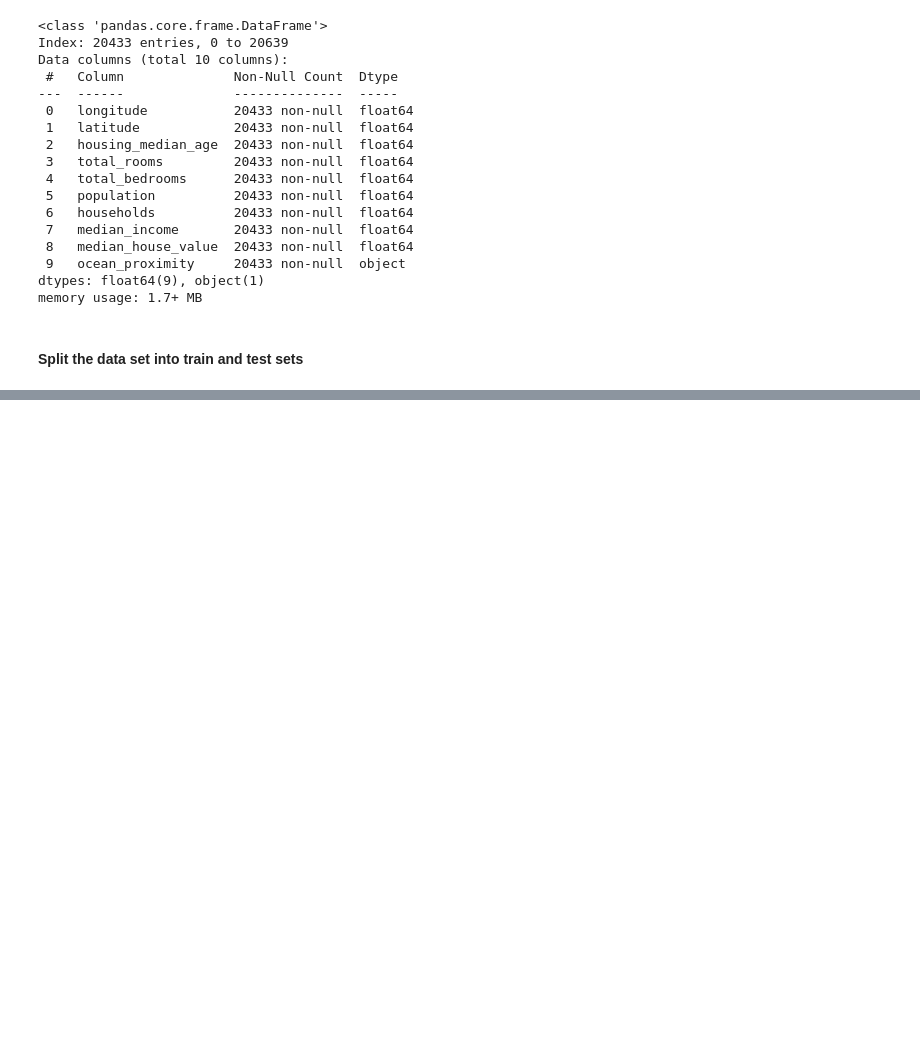
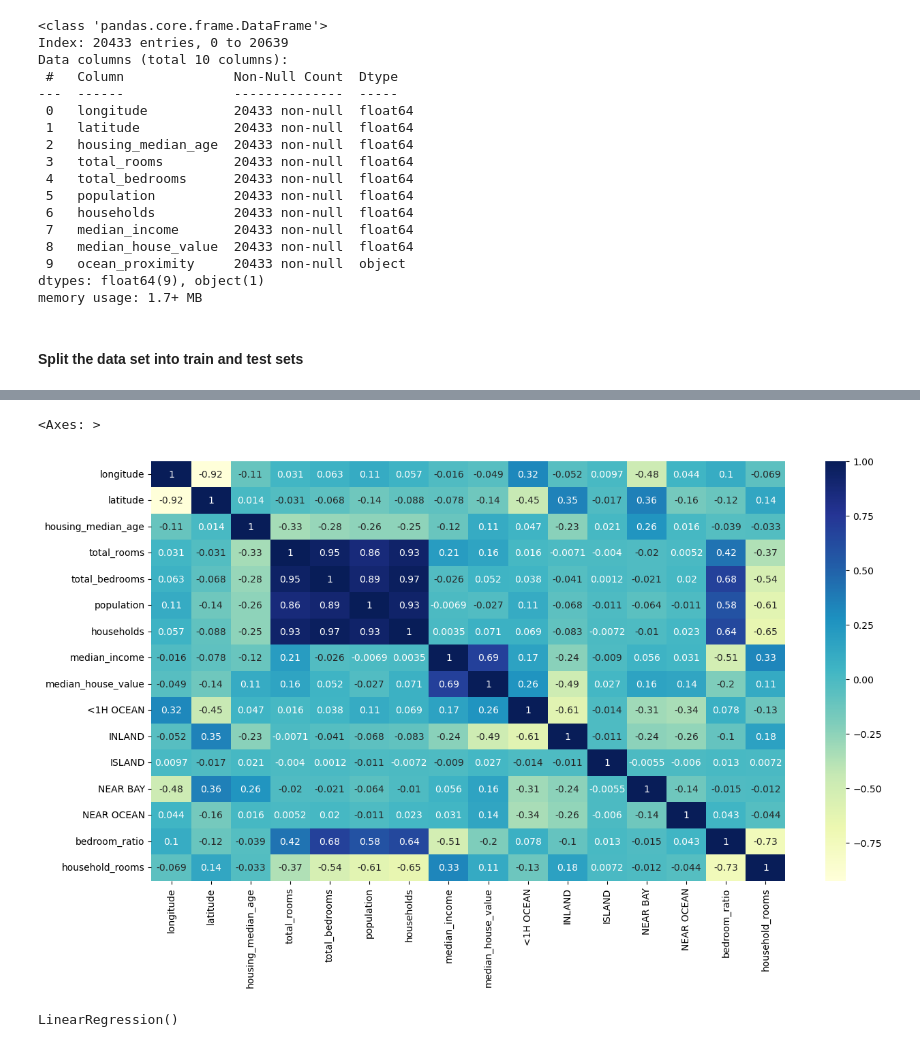
Before and after one commit to KhaledAlrashi1/California-Housing-Price-Predictor, a Jupyter notebook: notebook.ipynb, the cells around one changed output, grey strips where cells are left out. Saved outputs shown, nothing was run; the diff lists cells and outputs as text; code cells hidden in the pictures; blank space fills up the shorter version.

```diff
--- a/notebook.ipynb
+++ b/notebook.ipynb
@@ -138,0 +209,23 @@ sns.heatmap(temp_train_data.corr(), annot=True, cmap="YlGnBu")
+# %%
+train_data['bedroom_ratio'] = train_data['total_bedrooms'] / train_data['total_rooms']
+train_data['household_rooms'] = train_data['total_rooms'] / train_data['households']
+# %%
+plt.figure(figsize=(15,8))
+sns.heatmap(train_data.corr(), annot=True, cmap="YlGnBu")
+# %% [output]
+<Axes: >
+[figure, added]
+# %%
+from sklearn.linear_model import LinearRegression
+from sklearn.preprocessing import StandardScaler
+
+scaler =StandardScaler()
+
+X_train, y_train = train_data.drop(['median_house_value'], axis=1), train_data['median_house_value']
+X_train_s = scaler.fit_transform(X_train)
+
+reg = LinearRegression()
+
+reg.fit(X_train_s, y_train)
+# %% [output]
+LinearRegression()
```
Also changed, not shown: parts of 18 cells of this notebook.
